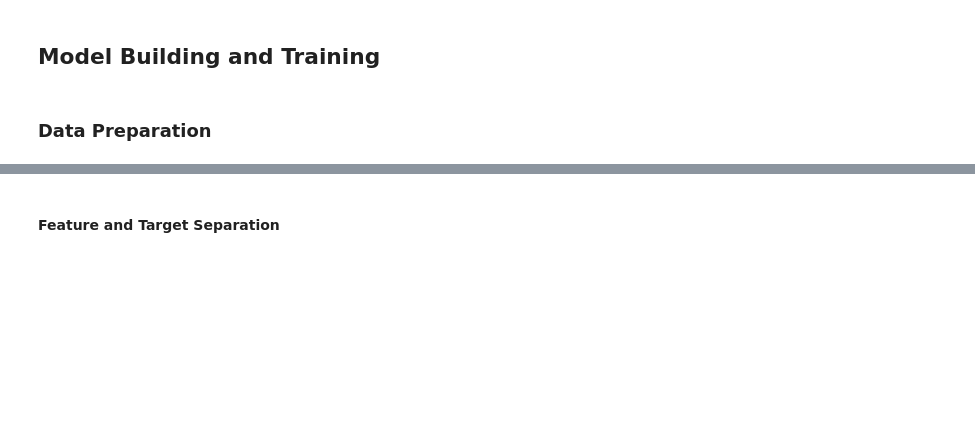
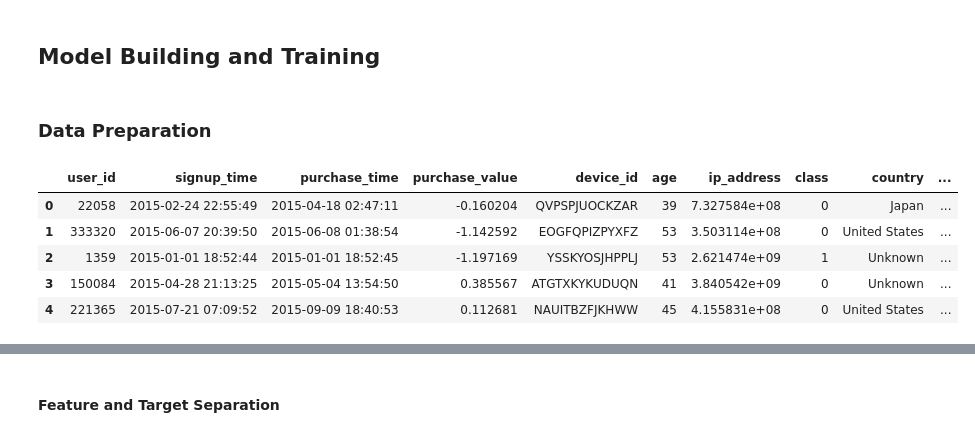
Before and after one commit to dani6566/FraudDetection-for-E-commerce-Banking, a Jupyter notebook: Notebooks/Model.ipynb, the cells around one changed output, grey strips where cells are left out. Drawn from its saved outputs; the diff is of its cells as text; code cells hidden in the pictures; blank space fills up the shorter version.

```diff
--- a/Notebooks/Model.ipynb
+++ b/Notebooks/Model.ipynb
@@ -7,3 +11,12 @@ import pandas as pd
 # %%
 fraud_df = pd.read_csv("../Notebooks/fraud_dataset.csv")
 creditcard_df = pd.read_csv("../data/creditcard.csv")
+# %%
+fraud_df.head(5)
+# %% [output]
+|  | user_id | signup_time | purchase_time | purchase_value | device_id | age | ip_address | class | country | ... |
+| 0 | 22058 | 2015-02-24 22:55:49 | 2015-04-18 02:47:11 | -0.160204 | QVPSPJUOCKZAR | 39 | 7.327584e+08 | 0 | Japan | ... |
+| 1 | 333320 | 2015-06-07 20:39:50 | 2015-06-08 01:38:54 | -1.142592 | EOGFQPIZPYXFZ | 53 | 3.503114e+08 | 0 | United States | ... |
+| 2 | 1359 | 2015-01-01 18:52:44 | 2015-01-01 18:52:45 | -1.197169 | YSSKYOSJHPPLJ | 53 | 2.621474e+09 | 1 | Unknown | ... |
+| 3 | 150084 | 2015-04-28 21:13:25 | 2015-05-04 13:54:50 | 0.385567 | ATGTXKYKUDUQN | 41 | 3.840542e+09 | 0 | Unknown | ... |
+| 4 | 221365 | 2015-07-21 07:09:52 | 2015-09-09 18:40:53 | 0.112681 | NAUITBZFJKHWW | 45 | 4.155831e+08 | 0 | United States | ... |
```
Also changed, not shown: parts of 29 cells of this notebook.
